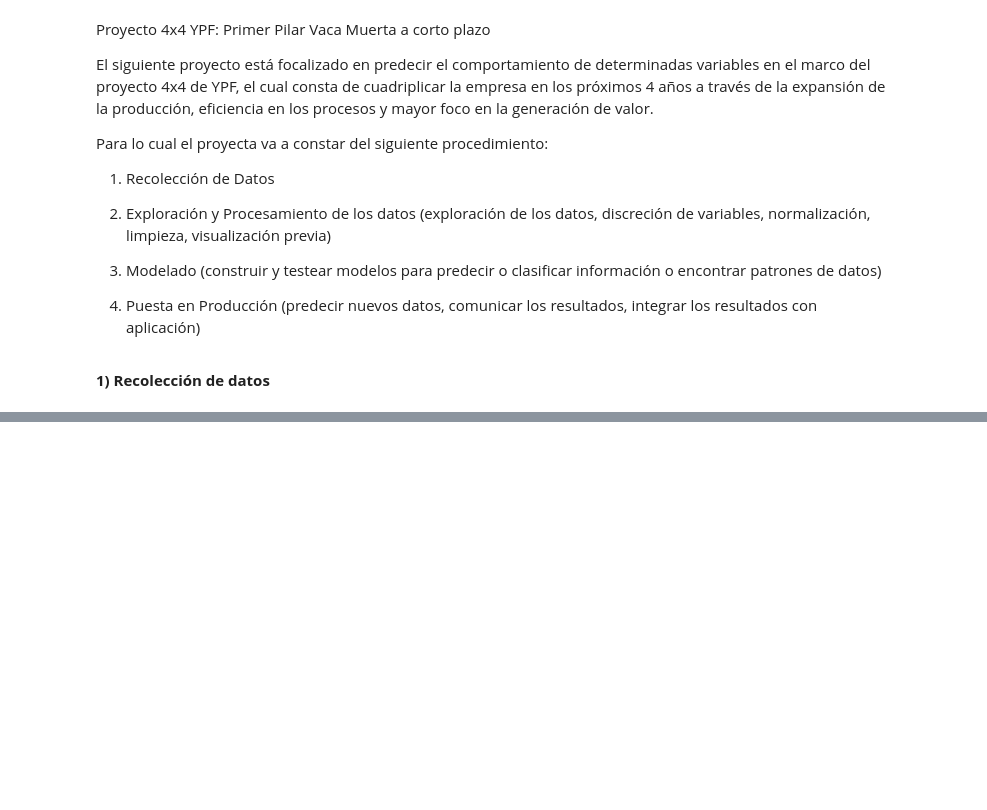
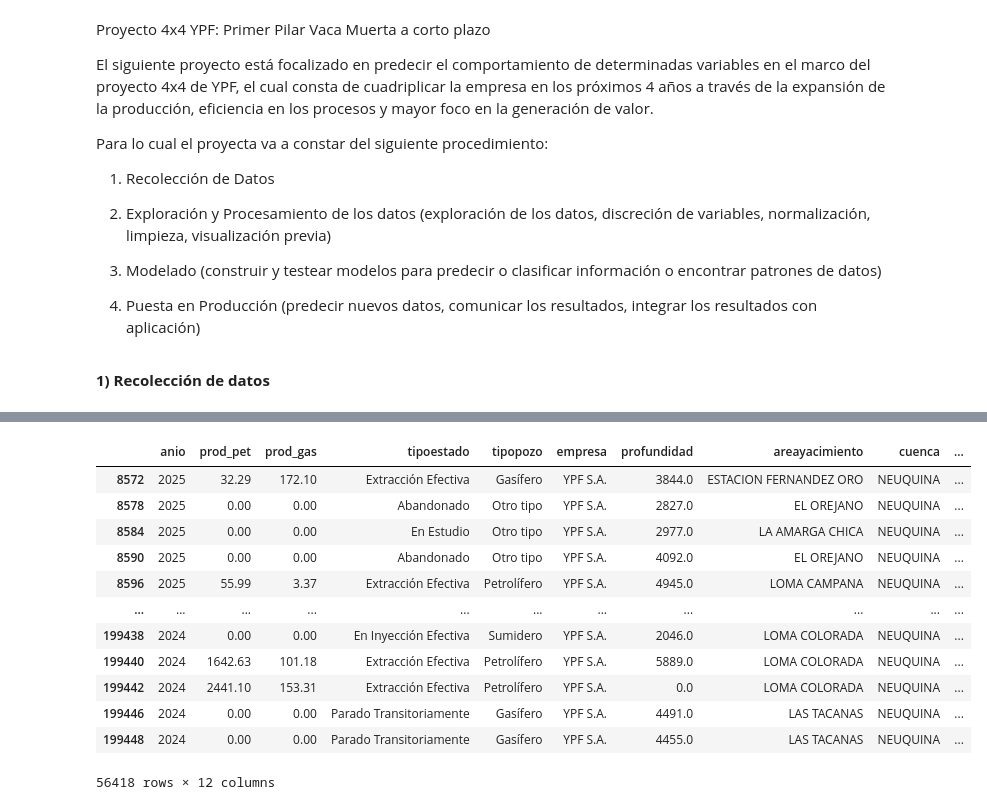
Before and after one commit to antonellafontanetto/DataScience-Entregas, a Jupyter notebook: Proyecto_YPF_4x4_AntoV2.ipynb, the cells around one changed output, grey strips where cells are left out. Saved outputs shown, nothing was run; the diff lists cells and outputs as text; code cells hidden in the pictures; blank space fills up the shorter version.

```diff
--- a/Proyecto_YPF_4x4_AntoV2.ipynb
+++ b/Proyecto_YPF_4x4_AntoV2.ipynb
@@ -24,7 +24,7 @@ import seaborn as sns
 from scipy import stats
 # %%
 #Cargo los datasets que vamos a utilizar en el proyecto
-produccion = pd.read_csv('/produccion.csv')
-pozosterminados = pd.read_csv('/pozosterminados.csv')
-productoselaborados = pd.read_csv('/productoselaborados.csv')
-volumenesdetransporte = pd.read_csv('/volumnenesdetransporte.csv')
+produccion = pd.read_csv('/content/produccion.csv', usecols=['anio','empresa','tipopozo','tipoestado','prod_gas','prod_pet','profundidad','areayacimiento','cuenca','provincia','tipo_de_recurso','sub_tipo_recurso'])
+pozosterminados = pd.read_csv('/content/pozosterminados.csv', usecols=['anio','empresa','areapermisoconcesion','areayacimiento','cuenca','provincia','ubicacion','tipodepozoterminado','concepto'])
+produccion
+pozosterminados
@@ -30,0 +45,19 @@ volumenesdetransporte = pd.read_csv('/volumnenesdetransporte.csv')
+# %%
+#Filtro por cada dataset solo los registros para YPF S.A.
+prod_ypf = produccion[(produccion['empresa'] == 'YPF S.A.')&(produccion['cuenca'] == 'NEUQUINA')&(produccion['anio']>2022)]
+
+prod_ypf
+# %% [output]
+|  | anio | prod_pet | prod_gas | tipoestado | tipopozo | empresa | profundidad | areayacimiento | cuenca | ... |
+| 8572 | 2025 | 32.29 | 172.10 | Extracción Efectiva | Gasífero | YPF S.A. | 3844.0 | ESTACION FERNANDEZ ORO | NEUQUINA | ... |
+| 8578 | 2025 | 0.00 | 0.00 | Abandonado | Otro tipo | YPF S.A. | 2827.0 | EL OREJANO | NEUQUINA | ... |
+| 8584 | 2025 | 0.00 | 0.00 | En Estudio | Otro tipo | YPF S.A. | 2977.0 | LA AMARGA CHICA | NEUQUINA | ... |
+| 8590 | 2025 | 0.00 | 0.00 | Abandonado | Otro tipo | YPF S.A. | 4092.0 | EL OREJANO | NEUQUINA | ... |
+| 8596 | 2025 | 55.99 | 3.37 | Extracción Efectiva | Petrolífero | YPF S.A. | 4945.0 | LOMA CAMPANA | NEUQUINA | ... |
+| ... | ... | ... | ... | ... | ... | ... | ... | ... | ... | ... |
+| 199438 | 2024 | 0.00 | 0.00 | En Inyección Efectiva | Sumidero | YPF S.A. | 2046.0 | LOMA COLORADA | NEUQUINA | ... |
+| 199440 | 2024 | 1642.63 | 101.18 | Extracción Efectiva | Petrolífero | YPF S.A. | 5889.0 | LOMA COLORADA | NEUQUINA | ... |
+| 199442 | 2024 | 2441.10 | 153.31 | Extracción Efectiva | Petrolífero | YPF S.A. | 0.0 | LOMA COLORADA | NEUQUINA | ... |
+| 199446 | 2024 | 0.00 | 0.00 | Parado Transitoriamente | Gasífero | YPF S.A. | 4491.0 | LAS TACANAS | NEUQUINA | ... |
+| 199448 | 2024 | 0.00 | 0.00 | Parado Transitoriamente | Gasífero | YPF S.A. | 4455.0 | LAS TACANAS | NEUQUINA | ... |
+56418 rows × 12 columns
```
Also changed, not shown: parts of 3 cells of this notebook.
